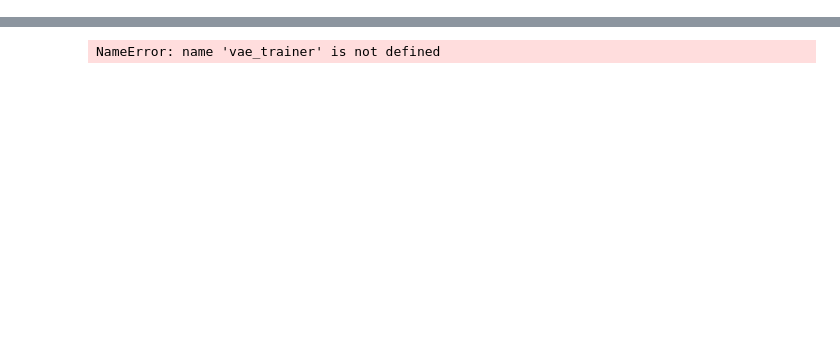
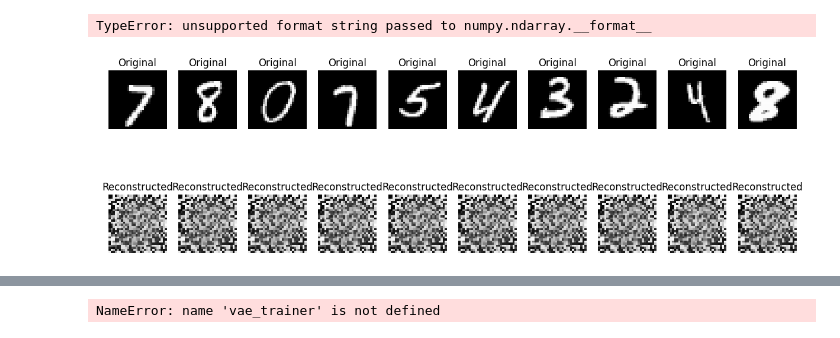
Before and after one commit to sanchous1000/Neura, a Jupyter notebook: lab4/trainer.ipynb, the cells around one changed output, grey strips where cells are left out. Drawn from its saved outputs; the diff is of its cells as text; code cells hidden in the pictures; blank space fills up the shorter version.

```diff
--- a/lab4/trainer.ipynb
+++ b/lab4/trainer.ipynb
@@ -31 +179,11 @@ ValueError: operands could not be broadcast together with shapes (128,784) (128,
+# %%
+discriminator = Discriminator(learning_rate=1e-8)
+tr = GAN_(decoder, discriminator)
+tr.train(x_train, batch_size=32, epochs=10) #20
+# %% [output]
+TypeError: unsupported format string passed to numpy.ndarray.__format__
+# %%
+visualize_reconstruction(decoder=decoder, encoder=encoder, test_data=x_test)
+# %% [output]
+[figure, added]
 # %%
```
Also changed, not shown: parts of 13 cells of this notebook, 11 other files.
